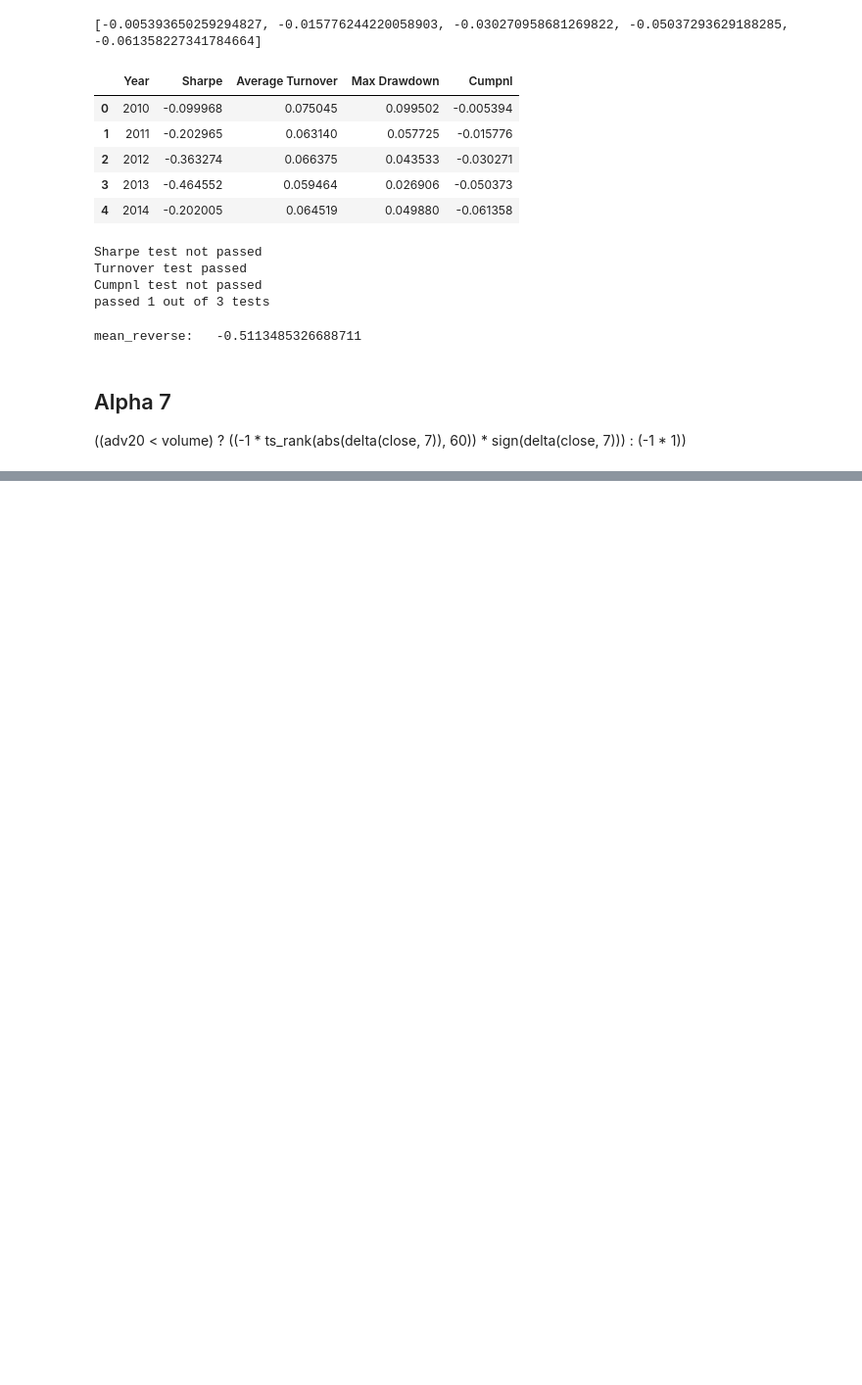
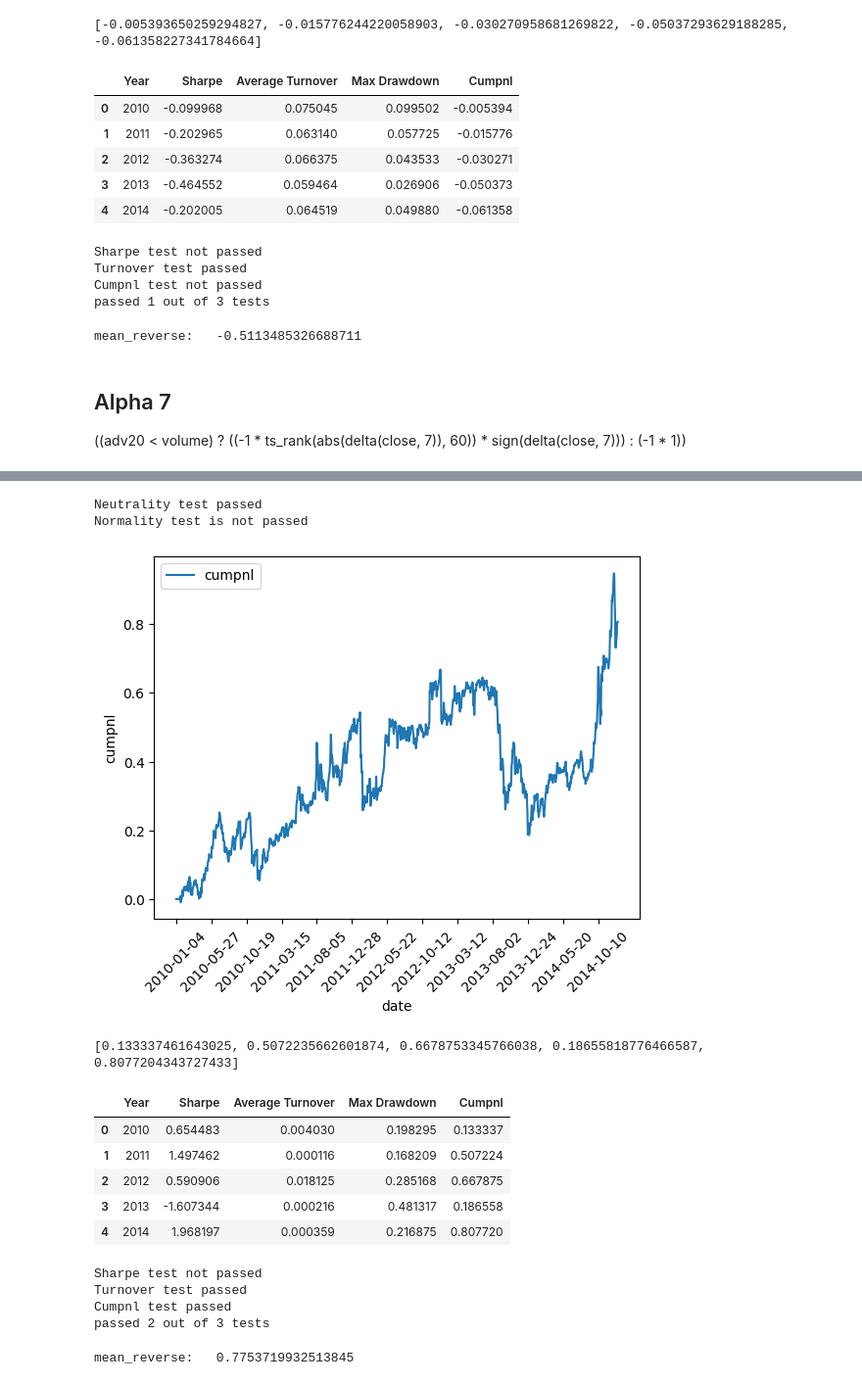
Before and after one commit to Kasymkhankhubiyev/Sirius-Uni, a Jupyter notebook: DerivativesControl/KakushadzeAlphas.ipynb, the cells around one changed output, grey strips where cells are left out. Shown at 98% size. Drawn from its saved outputs; the diff is of its cells as text; code cells hidden in the pictures; blank space fills up the shorter version.

```diff
--- a/DerivativesControl/KakushadzeAlphas.ipynb
+++ b/DerivativesControl/KakushadzeAlphas.ipynb
@@ -536,0 +602,56 @@ test2(_alpha_7[20:])
+# %%
+def ts_min(matrix):
+    return np.min(matrix, axis=0)
+# %%
+def ts_max(matrix):
+    return np.max(matrix, axis=0)
+# %%
+def make_alpha_9(close_df, min_max_window=10, delta_window=1):
+    close = close_df.drop(close_df.columns[0], axis=1).to_numpy().T
+
+    _close = np.concatenate((np.zeros((1, close.shape[1])), close[delta_window:] - close[:-delta_window]))
+
+    alpha = np.zeros_like(close)
+    for i in range(min_max_window+1, len(alpha)):
+        alpha[i] = np.where(ts_min(_close[i-1-min_max_window: i-1]) > 0,
+                            _close[i-1],
+                            np.where(ts_max(_close[i-1-min_max_window:i-1]) < 0, _close[i-1], -1 * close[i-1]))
+
+    return alpha
+# %%
+min_max_window = 10
+delta_window = 1
+
+alpha_9 = make_alpha_9(close_df, min_max_window, delta_window)
+
+alpha_9 = neutralize(alpha_9)
+alpha_9 = normalize(alpha_9)
+
+test1(alpha_9)
+test2(alpha_9[min_max_window:])
+# %% [output]
+Neutrality test passed
+Normality test is not passed
+# %%
+alpha_9_data, alpha_9_cumpnl = AlphaStats(alpha_9, close_df)
+alpha_9_data.head()
+# %% [output]
+[figure, added]
+[0.133337461643025, 0.5072235662601874, 0.6678753345766038, 0.18655818776466587, 0.8077204343727433]
+|  | Year | Sharpe | Average Turnover | Max Drawdown | Cumpnl |
+| 0 | 2010 | 0.654483 | 0.004030 | 0.198295 | 0.133337 |
+| 1 | 2011 | 1.497462 | 0.000116 | 0.168209 | 0.507224 |
+| 2 | 2012 | 0.590906 | 0.018125 | 0.285168 | 0.667875 |
+| 3 | 2013 | -1.607344 | 0.000216 | 0.481317 | 0.186558 |
+| 4 | 2014 | 1.968197 | 0.000359 | 0.216875 | 0.807720 |
+# %%
+test3(alpha_9_data)
+# %% [output]
+Sharpe test not passed
+Turnover test passed
+Cumpnl test passed
+passed 2 out of 3 tests
+# %%
+check_alpha_correlations(alphas, alpha_9_cumpnl)
+# %% [output]
+mean_reverse:   0.7753719932513845
```
Also changed, not shown: parts of 61 cells of this notebook.
